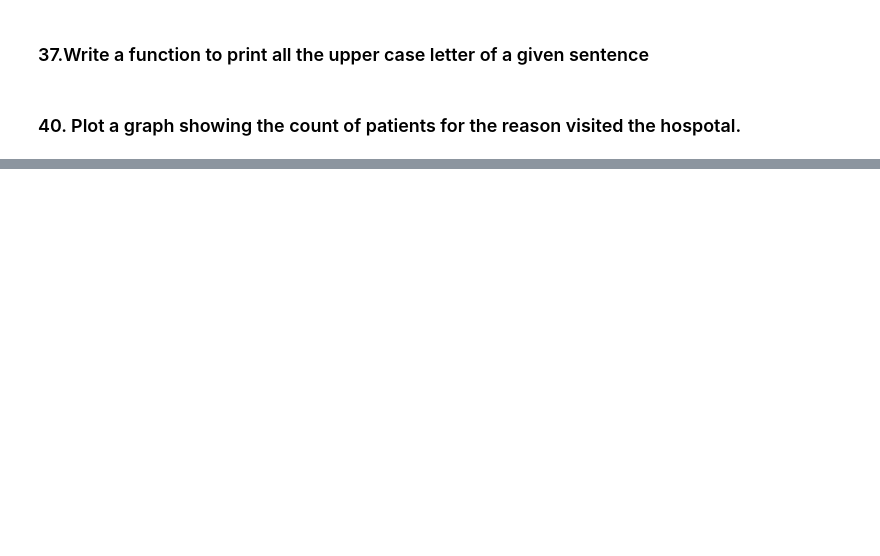
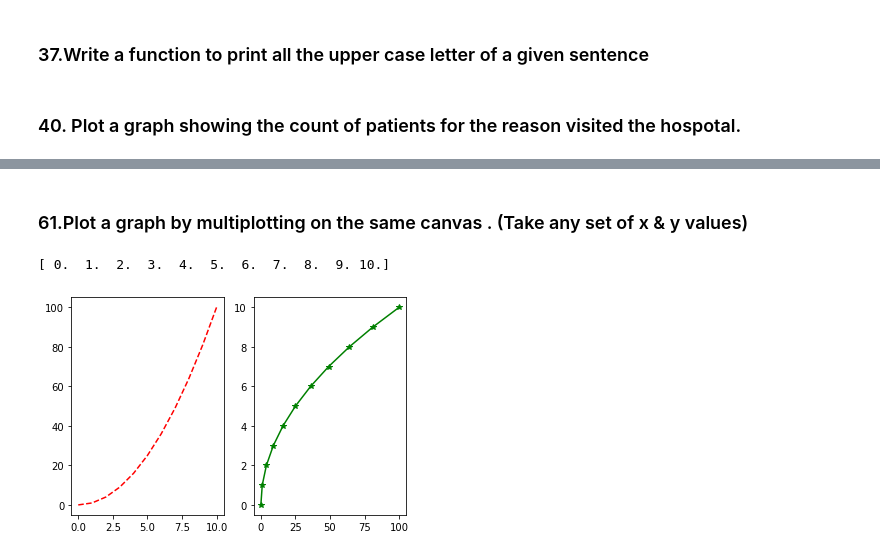
Before and after one commit to sita47/BuddingNinjas_PythonHackathon, a Jupyter notebook: sitapythonhackathon.ipynb, the cells around one changed output, grey strips where cells are left out. Drawn from its saved outputs; the diff is of its cells as text; code cells hidden in the pictures; blank space fills up the shorter version.

```diff
--- a/sitapythonhackathon.ipynb
+++ b/sitapythonhackathon.ipynb
@@ -419,0 +542,15 @@ sns.countplot(x='ReasonForVisit',data=df2)
+# %% [markdown]
+### 61.Plot a graph by multiplotting on the same canvas . (Take any set of x & y values)
+# %%
+# plt.subplot(nrows, ncols, plot_number)
+x = np.linspace(0, 10, 11)
+print(x)
+type(x)
+y = x ** 2
+plt.subplot(1,2,1)
+plt.plot(x, y, 'r--') # More on color options later
+plt.subplot(1,2,2)
+plt.plot(y, x, 'g*-');
+# %% [output]
+[ 0.  1.  2.  3.  4.  5.  6.  7.  8.  9. 10.]
+[figure, added]
```
Also changed, not shown: parts of 30 cells of this notebook, 3 other files.
